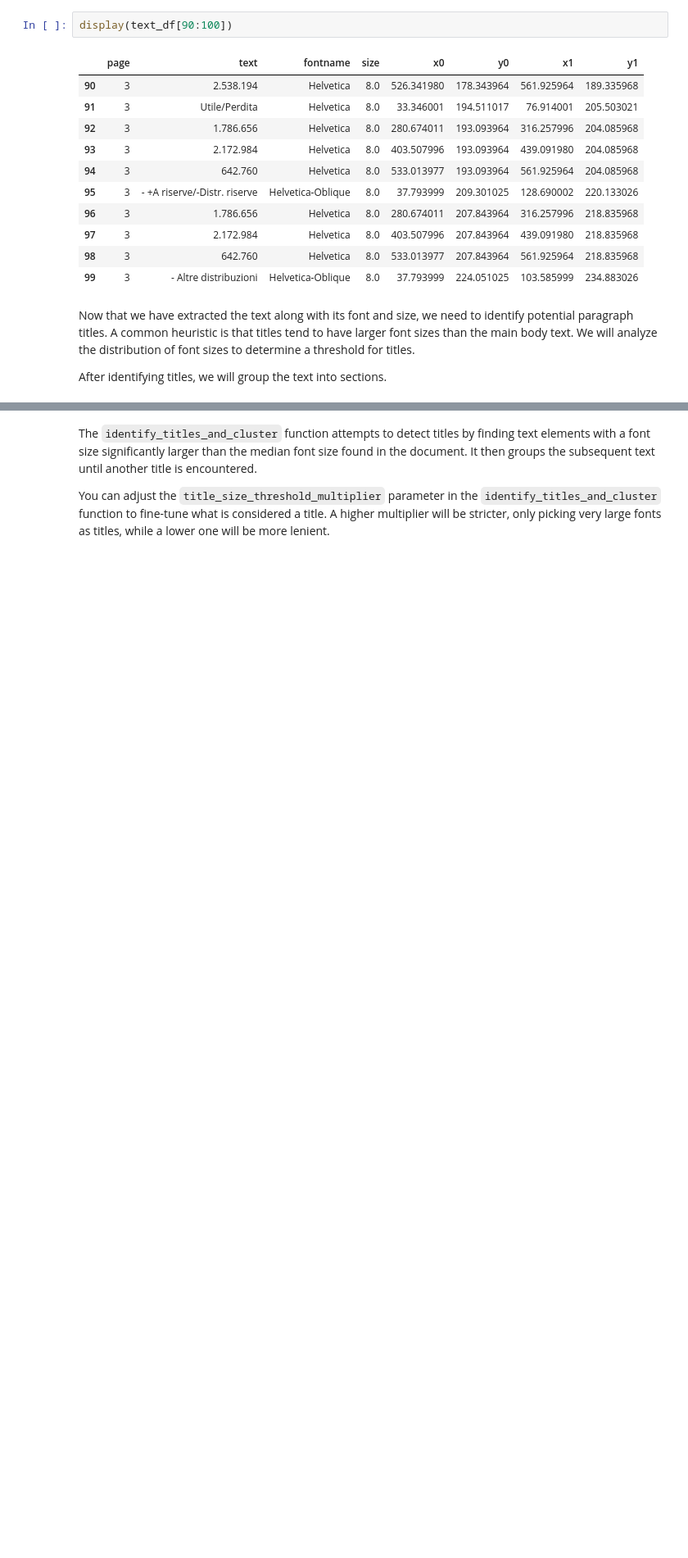
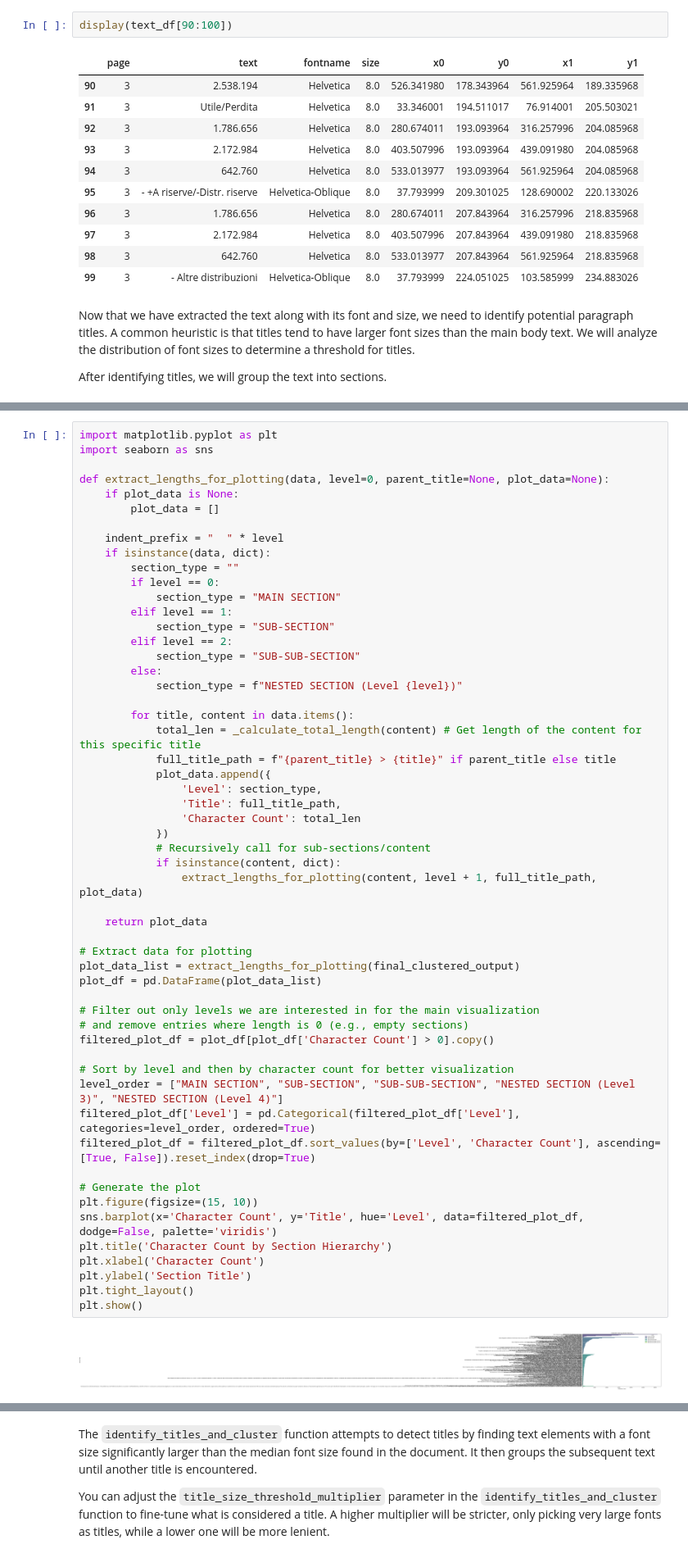
Before and after one commit to Nick97382000/Lettura_bilanci, a Jupyter notebook: Lettura bilanci.ipynb, the cells around one changed output, grey strips where cells are left out. Shown at 82% size. Saved outputs shown, nothing was run; the diff lists cells and outputs as text; blank space fills up the shorter version.

```diff
--- a/Lettura bilanci.ipynb
+++ b/Lettura bilanci.ipynb
@@ -531,0 +614,57 @@ Detected 9 main sections:
+# %%
+import matplotlib.pyplot as plt
+import seaborn as sns
+
+def extract_lengths_for_plotting(data, level=0, parent_title=None, plot_data=None):
+    if plot_data is None:
+        plot_data = []
+
+    indent_prefix = "  " * level
+    if isinstance(data, dict):
+        section_type = ""
+        if level == 0:
+            section_type = "MAIN SECTION"
+        elif level == 1:
+            section_type = "SUB-SECTION"
+        elif level == 2:
+            section_type = "SUB-SUB-SECTION"
+        else:
+            section_type = f"NESTED SECTION (Level {level})"
+
+        for title, content in data.items():
+            total_len = _calculate_total_length(content) # Get length of the content for this specific title
+            full_title_path = f"{parent_title} > {title}" if parent_title else title
+            plot_data.append({
+                'Level': section_type,
+                'Title': full_title_path,
+                'Character Count': total_len
+            })
+            # Recursively call for sub-sections/content
+            if isinstance(content, dict):
+                extract_lengths_for_plotting(content, level + 1, full_title_path, plot_data)
+
+    return plot_data
+
+# Extract data for plotting
+plot_data_list = extract_lengths_for_plotting(final_clustered_output)
+plot_df = pd.DataFrame(plot_data_list)
+
+# Filter out only levels we are interested in for the main visualization
+# and remove entries where length is 0 (e.g., empty sections)
+filtered_plot_df = plot_df[plot_df['Character Count'] > 0].copy()
+
+# Sort by level and then by character count for better visualization
+level_order = ["MAIN SECTION", "SUB-SECTION", "SUB-SUB-SECTION", "NESTED SECTION (Level 3)", "NESTED SECTION (Level 4)"]
+filtered_plot_df['Level'] = pd.Categorical(filtered_plot_df['Level'], categories=level_order, ordered=True)
+filtered_plot_df = filtered_plot_df.sort_values(by=['Level', 'Character Count'], ascending=[True, False]).reset_index(drop=True)
+
+# Generate the plot
+plt.figure(figsize=(15, 10))
+sns.barplot(x='Character Count', y='Title', hue='Level', data=filtered_plot_df, dodge=False, palette='viridis')
+plt.title('Character Count by Section Hierarchy')
+plt.xlabel('Character Count')
+plt.ylabel('Section Title')
+plt.tight_layout()
+plt.show()
+# %% [output]
+[figure, added]
```
Also changed, not shown: parts of 19 cells of this notebook.
